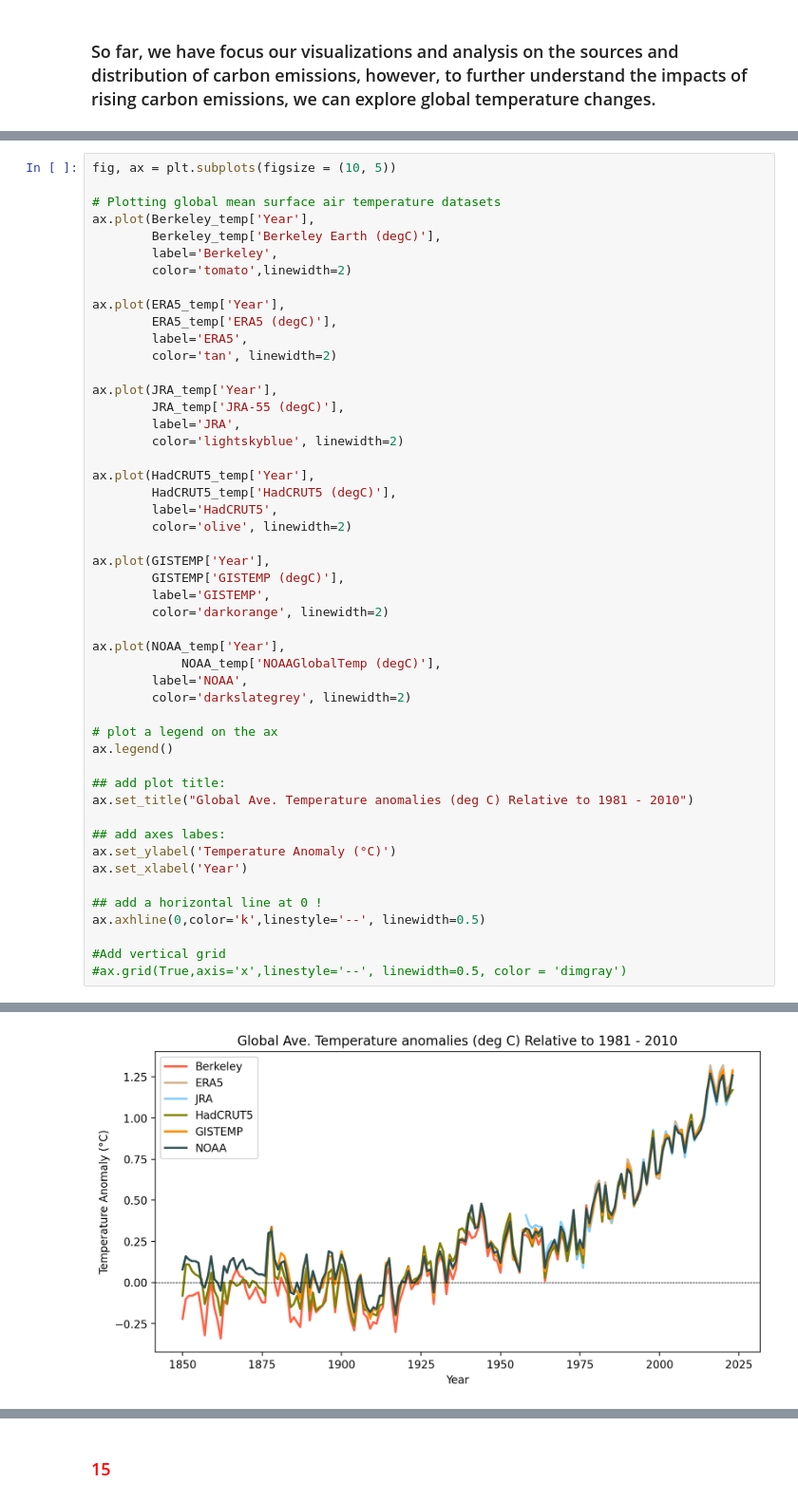
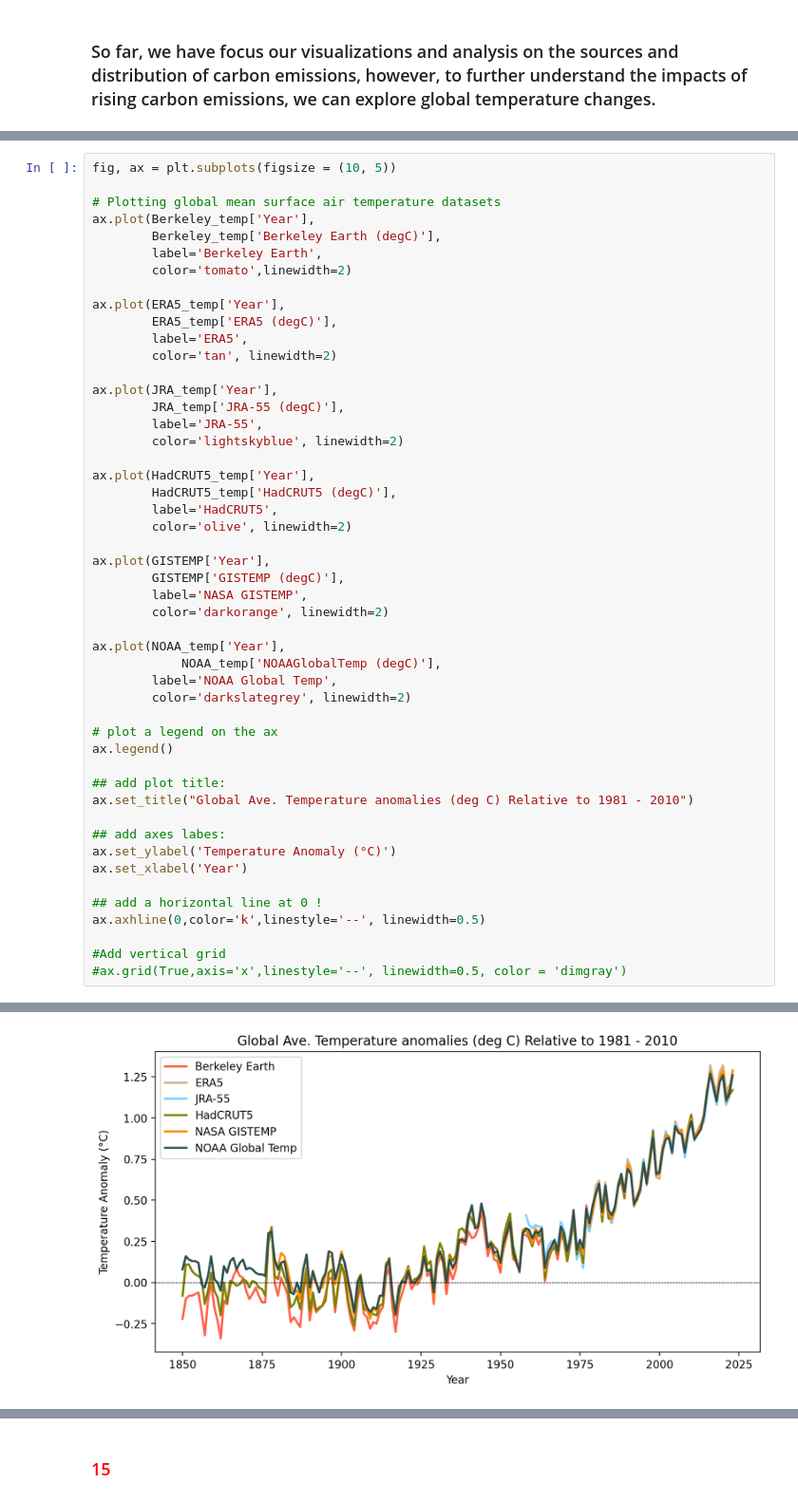
Before and after one commit to ees-climate-fall24/unit2_grisales, a Jupyter notebook: MiniProject1b_Grisales.ipynb, the cells around one changed output, grey strips where cells are left out. Shown at 95% size. Cells and saved outputs as stored; diff of their text form.

```diff
--- a/MiniProject1b_Grisales.ipynb
+++ b/MiniProject1b_Grisales.ipynb
@@ -852,7 +890,7 @@ fig, ax = plt.subplots(figsize = (10, 5))
 # Plotting global mean surface air temperature datasets
 ax.plot(Berkeley_temp['Year'],
         Berkeley_temp['Berkeley Earth (degC)'],
-        label='Berkeley',
+        label='Berkeley Earth',
         color='tomato',linewidth=2)
 
 ax.plot(ERA5_temp['Year'],
@@ -862,40 +900,40 @@ ax.plot(ERA5_temp['Year'],
 
 ax.plot(JRA_temp['Year'],
         JRA_temp['JRA-55 (degC)'],
-        label='JRA',
+        label='JRA-55',
         color='lightskyblue', linewidth=2)
 
 ax.plot(HadCRUT5_temp['Year'],
         HadCRUT5_temp['HadCRUT5 (degC)'],
         label='HadCRUT5',
         color='olive', linewidth=2)
 
 ax.plot(GISTEMP['Year'],
         GISTEMP['GISTEMP (degC)'],
-        label='GISTEMP',
+        label='NASA GISTEMP',
         color='darkorange', linewidth=2)
 
 ax.plot(NOAA_temp['Year'],
             NOAA_temp['NOAAGlobalTemp (degC)'],
-        label='NOAA',
+        label='NOAA Global Temp',
         color='darkslategrey', linewidth=2)
 
 # plot a legend on the ax
 ax.legend()
 
 ## add plot title:
 ax.set_title("Global Ave. Temperature anomalies (deg C) Relative to 1981 - 2010")
 
 ## add axes labes:
 ax.set_ylabel('Temperature Anomaly (°C)')
 ax.set_xlabel('Year')
 
 ## add a horizontal line at 0 !
 ax.axhline(0,color='k',linestyle='--', linewidth=0.5)
 
 #Add vertical grid
 #ax.grid(True,axis='x',linestyle='--', linewidth=0.5, color = 'dimgray')
 # %% [output]
 <matplotlib.lines.Line2D at 0x...>
-[figure, old version]
+[figure, new version]
 # %% [markdown]
```
Also changed, not shown: parts of 33 cells of this notebook.
